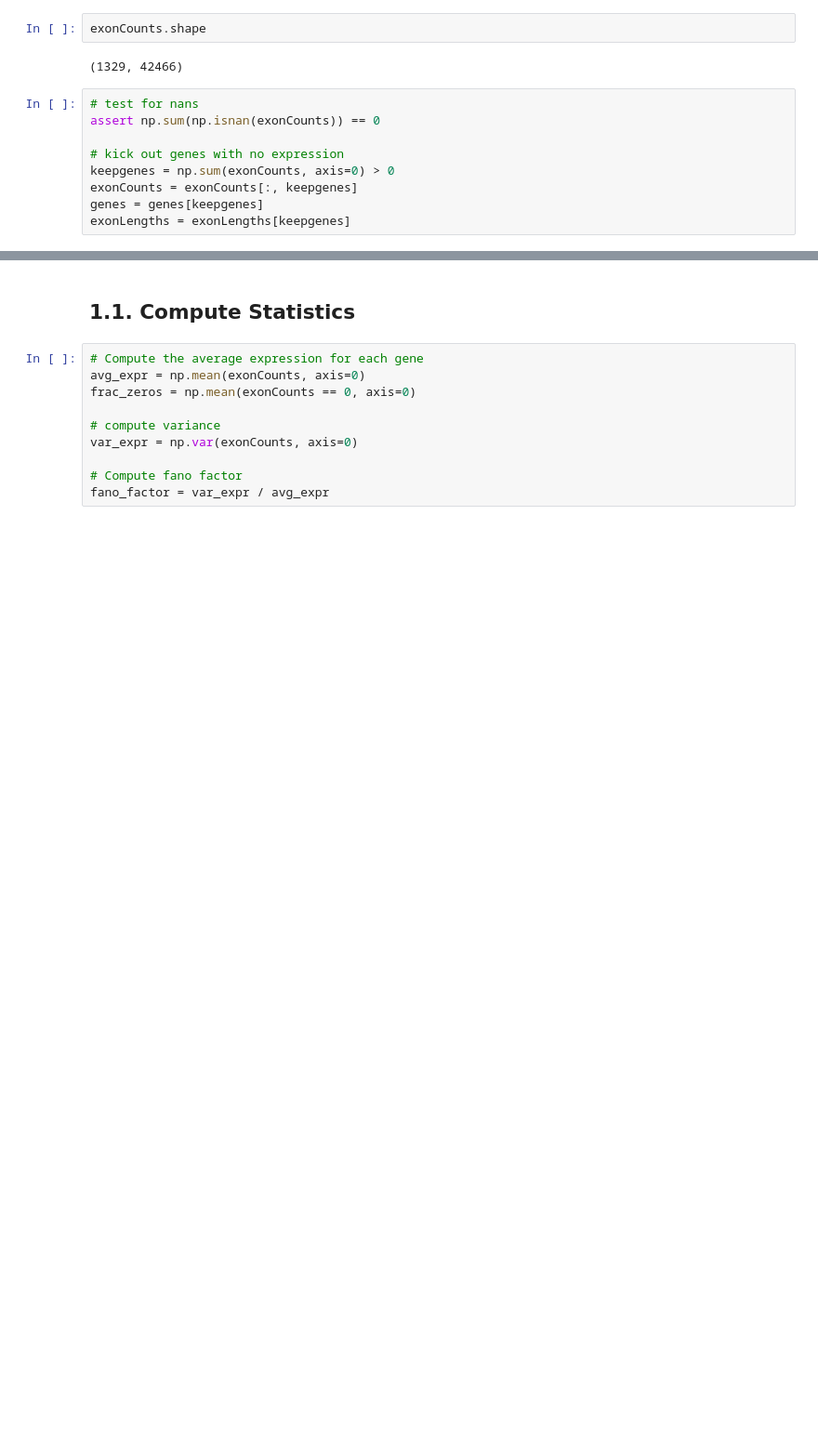
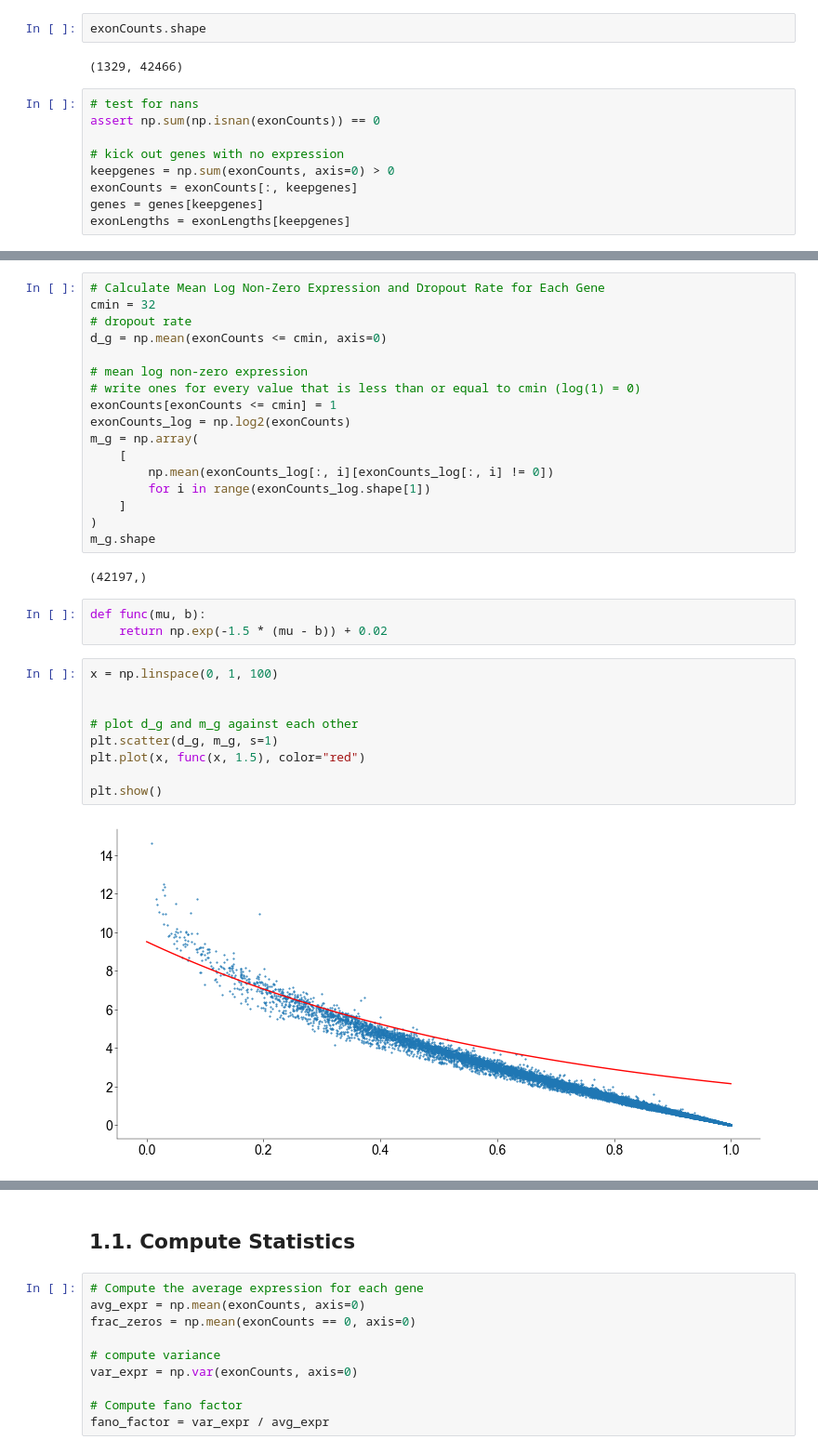
Before and after one commit to H-Kugler/neural-data-science, a Jupyter notebook: final_project/practical03_harri.ipynb, the cells around one changed output, grey strips where cells are left out. Shown at 93% size. Drawn from its saved outputs; the diff is of its cells as text; blank space fills up the shorter version.

```diff
--- a/final_project/practical03_harri.ipynb
+++ b/final_project/practical03_harri.ipynb
@@ -279,0 +278,33 @@ exonCounts.shape
+# %%
+# Calculate Mean Log Non-Zero Expression and Dropout Rate for Each Gene
+cmin = 32
+# dropout rate
+d_g = np.mean(exonCounts <= cmin, axis=0)
+
+# mean log non-zero expression
+# write ones for every value that is less than or equal to cmin (log(1) = 0)
+exonCounts[exonCounts <= cmin] = 1
+exonCounts_log = np.log2(exonCounts)
+m_g = np.array(
+    [
+        np.mean(exonCounts_log[:, i][exonCounts_log[:, i] != 0])
+        for i in range(exonCounts_log.shape[1])
+    ]
+)
+m_g.shape
+# %% [output]
+(42197,)
+# %%
+def func(mu, b):
+    return np.exp(-1.5 * (mu - b)) + 0.02
+# %%
+x = np.linspace(0, 1, 100)
+
+
+# plot d_g and m_g against each other
+plt.scatter(d_g, m_g, s=1)
+plt.plot(x, func(x, 1.5), color="red")
+
+plt.show()
+# %% [output]
+[figure, added]
```
Also changed, not shown: parts of 6 cells of this notebook.
